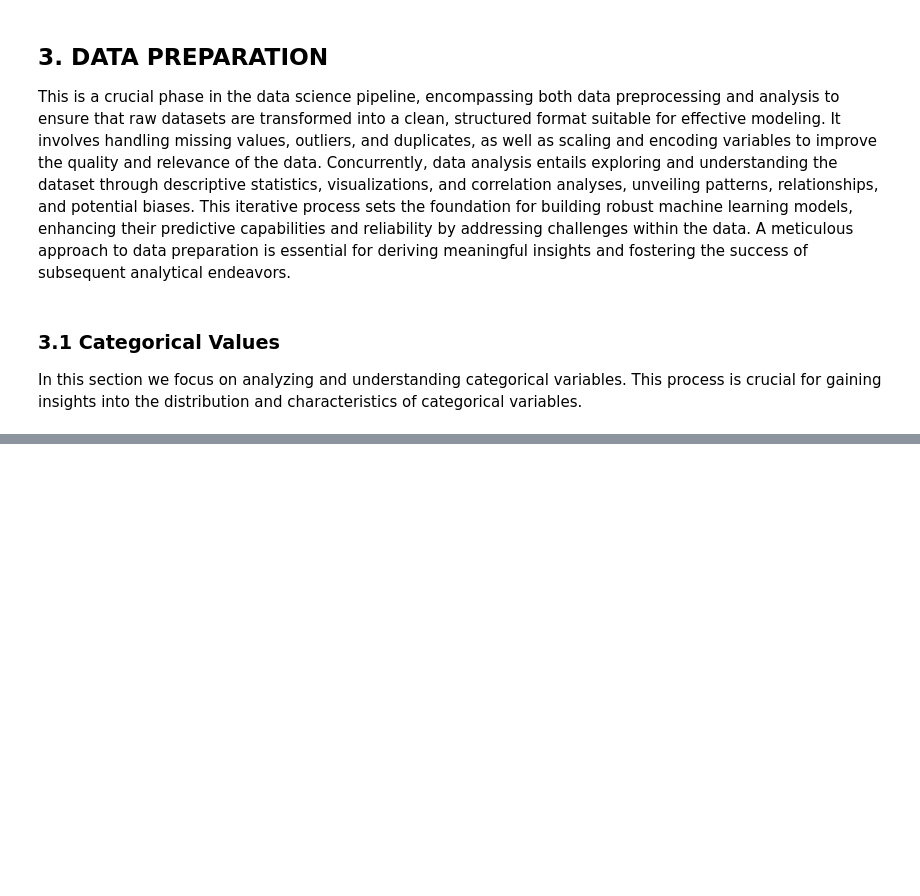
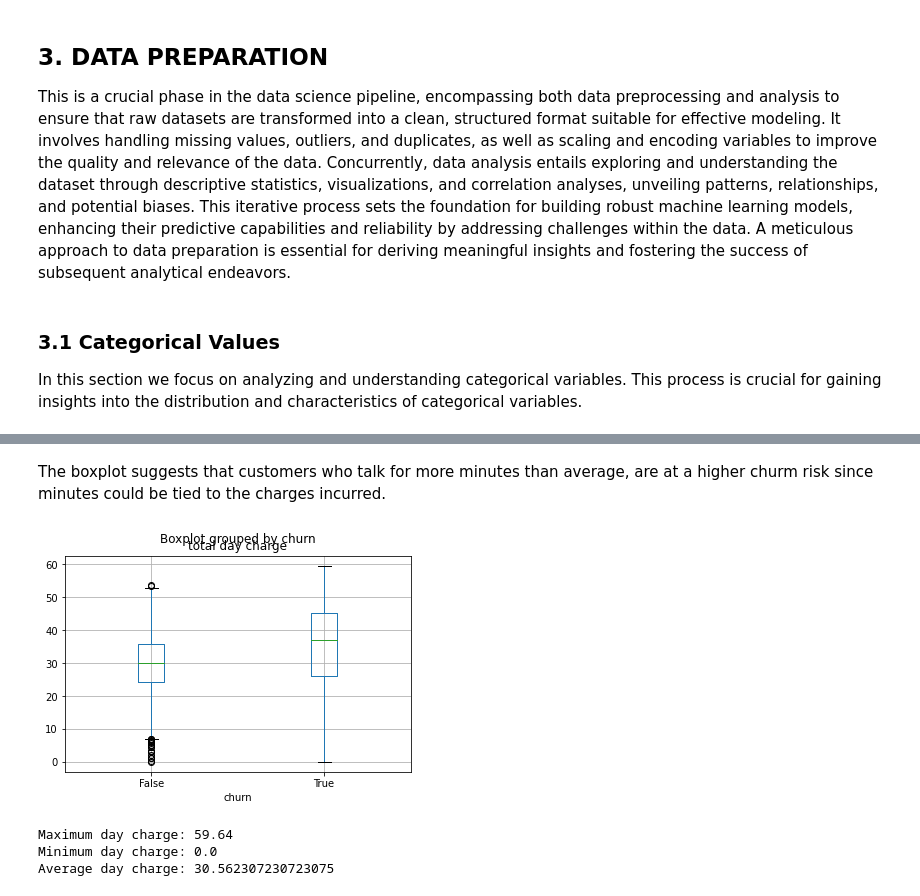
Before and after one commit to KamandeKarigi/Phase-3-Project, a Jupyter notebook: Phase3Project/index.ipynb, the cells around one changed output, grey strips where cells are left out. Cells and saved outputs as stored; diff of their text form; code cells hidden in the pictures; blank space fills up the shorter version.

```diff
--- a/Phase3Project/index.ipynb
+++ b/Phase3Project/index.ipynb
@@ -235,0 +301,14 @@ Name: voice mail plan, dtype: int64
+# %% [markdown]
+The boxplot suggests that customers who talk for more minutes than average, are at a higher churm risk since minutes could be tied to the charges incurred.
+# %%
+# Checking the relationship between the total day charges and churn risk
+df1.boxplot(column = 'total day charge', by = 'churn')
+plt.show()
+print("Maximum day charge:" , df1['total day charge'].max())
+print("Minimum day charge:" , df1['total day charge'].min())
+print("Average day charge:" , df1['total day charge'].mean())
+# %% [output]
+[figure, added]
+Maximum day charge: 59.64
+Minimum day charge: 0.0
+Average day charge: 30.562307230723075
```
Also changed, not shown: parts of 28 cells of this notebook.
